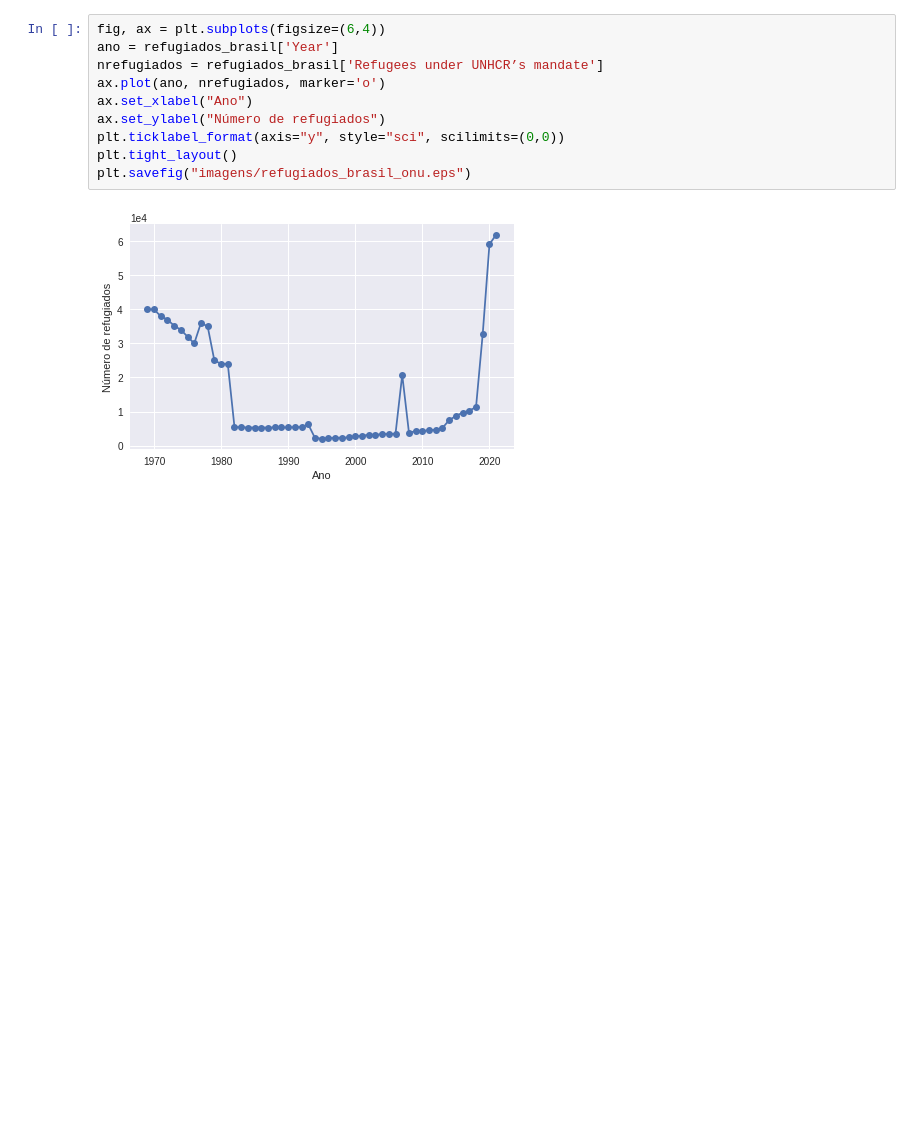
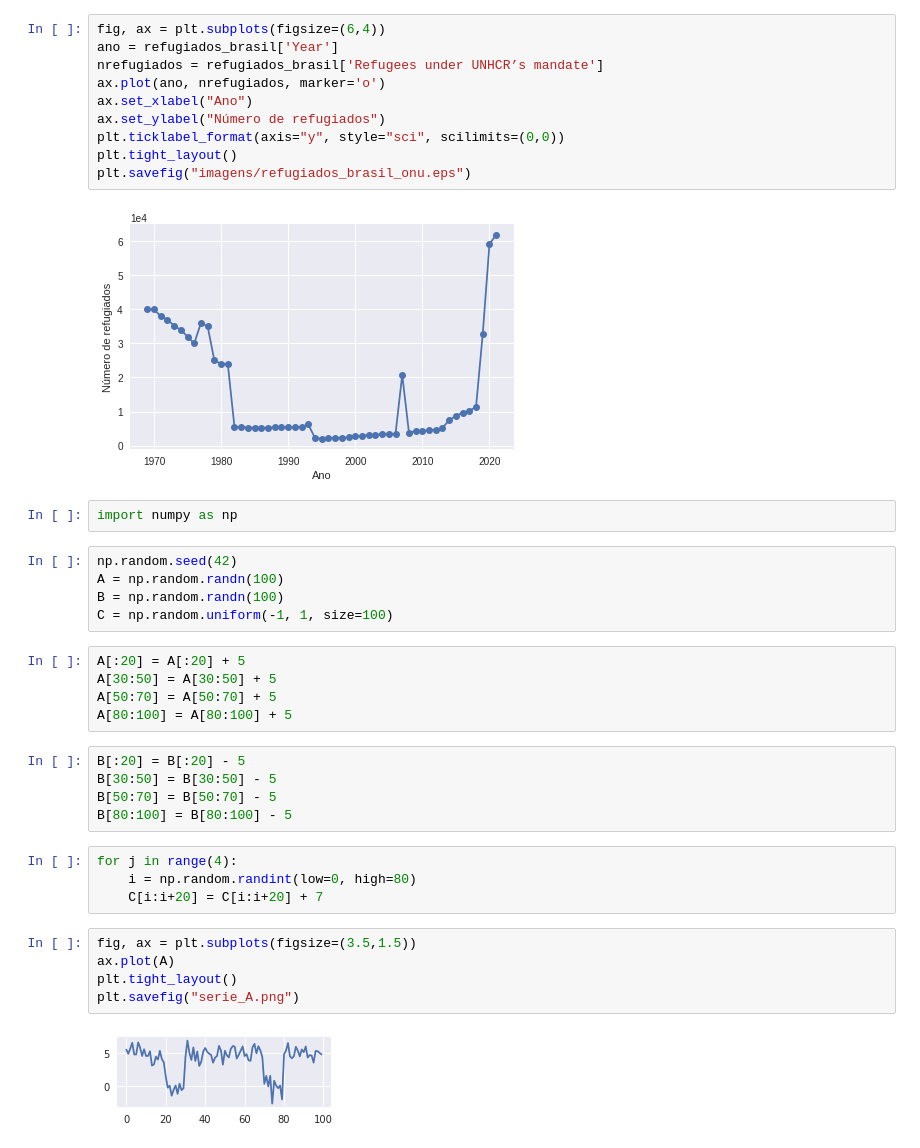
Before and after one commit to ifribeiro/minicurso_webmedia22, a Jupyter notebook: series_temporais.ipynb, the cells around one changed output. Saved outputs shown, nothing was run; the diff lists cells and outputs as text; blank space fills up the shorter version.

Commit message:
chapter figures

```diff
--- a/series_temporais.ipynb
+++ b/series_temporais.ipynb
@@ -77,3 +77,31 @@ plt.tight_layout()
 plt.savefig("imagens/refugiados_brasil_onu.eps")
 # %% [output]
 [figure]
+# %%
+import numpy as np
+# %%
+np.random.seed(42)
+A = np.random.randn(100)
+B = np.random.randn(100)
+C = np.random.uniform(-1, 1, size=100)
+# %%
+A[:20] = A[:20] + 5
+A[30:50] = A[30:50] + 5
+A[50:70] = A[50:70] + 5
+A[80:100] = A[80:100] + 5
+# %%
+B[:20] = B[:20] - 5
+B[30:50] = B[30:50] - 5
+B[50:70] = B[50:70] - 5
+B[80:100] = B[80:100] - 5
+# %%
+for j in range(4):
+    i = np.random.randint(low=0, high=80)
+    C[i:i+20] = C[i:i+20] + 7
+# %%
+fig, ax = plt.subplots(figsize=(3.5,1.5))
+ax.plot(A)
+plt.tight_layout()
+plt.savefig("serie_A.png")
+# %% [output]
+[figure, added]
```
Also changed, not shown: parts of 7 cells of this notebook.
